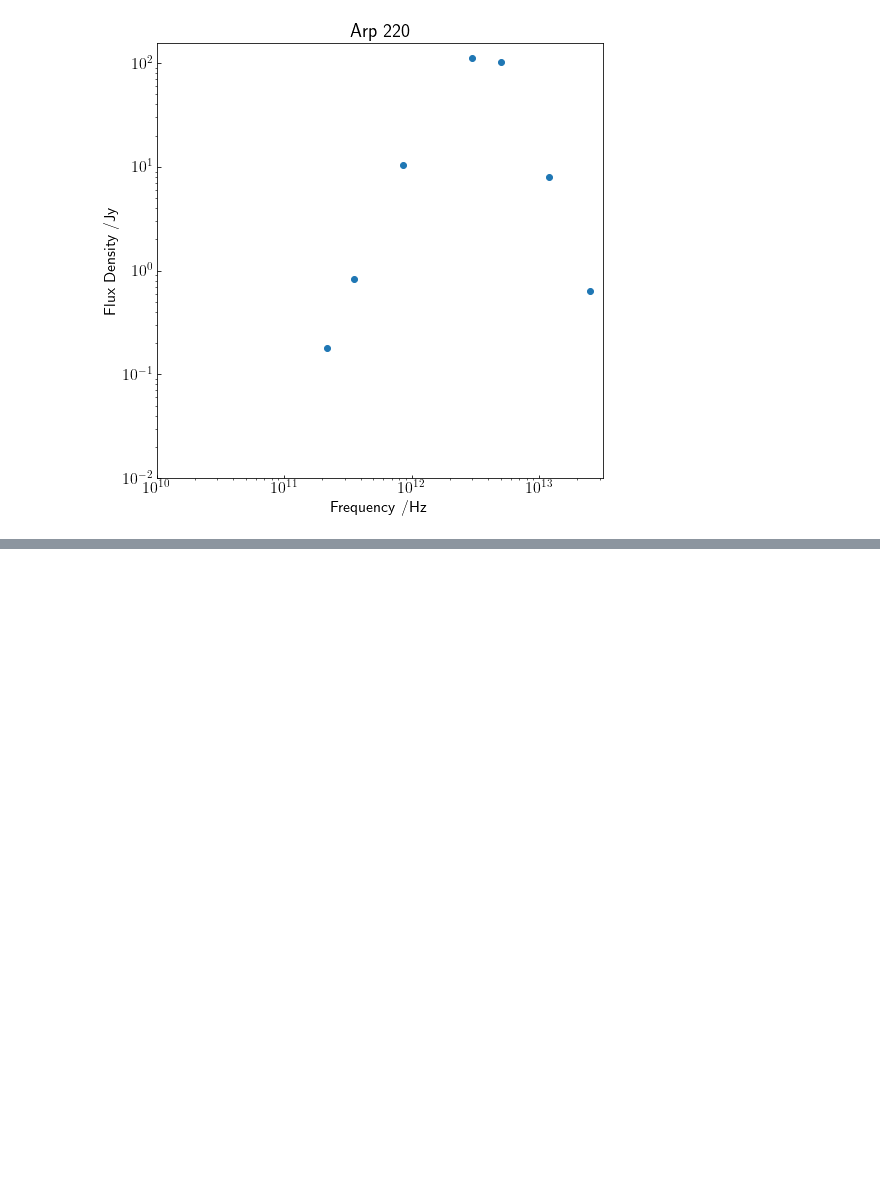
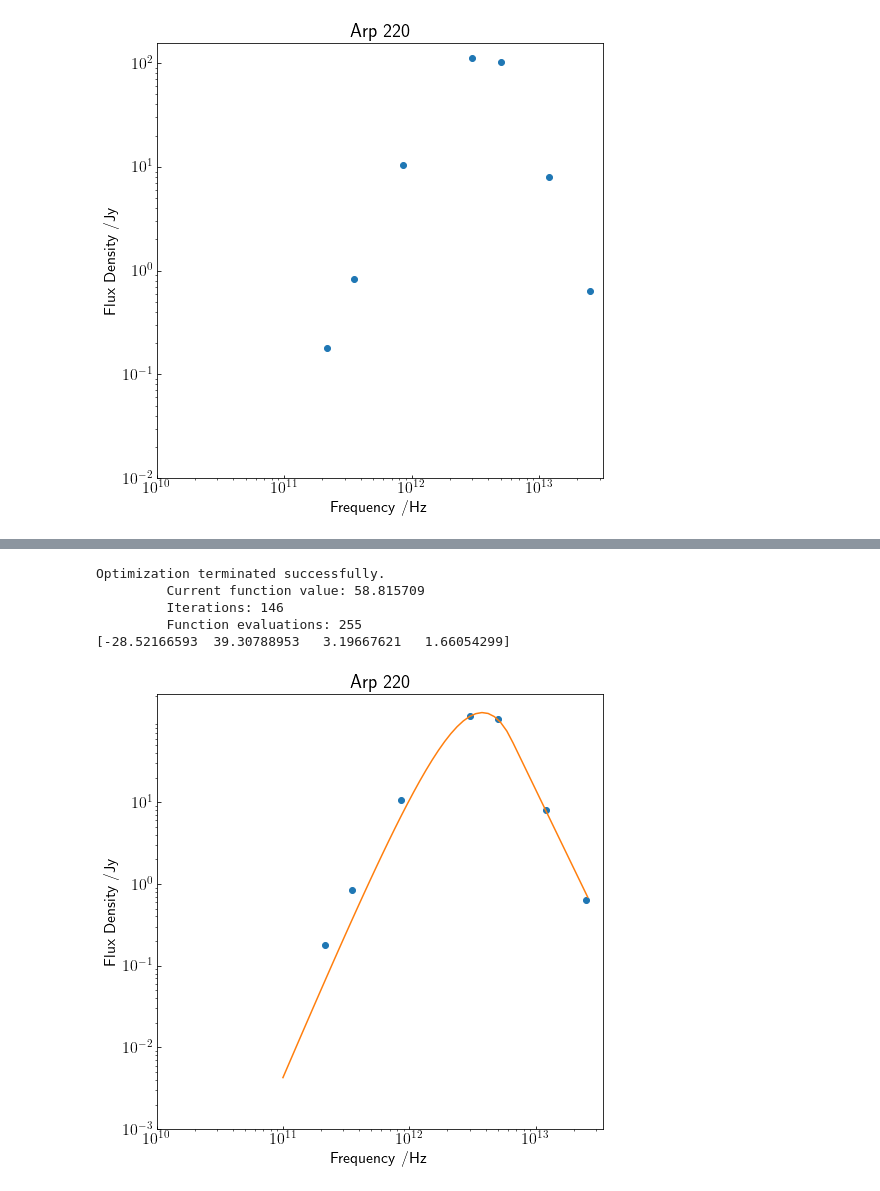
Before and after one commit to Anthony-J-G/spectral-energy-distribution, a Jupyter notebook: Infrared Spectral Energy Distributions.ipynb, the cells around one changed output, grey strips where cells are left out. Cells and saved outputs as stored; diff of their text form; code cells hidden in the pictures; blank space fills up the shorter version.

```diff
--- a/Infrared Spectral Energy Distributions.ipynb
+++ b/Infrared Spectral Energy Distributions.ipynb
@@ -45,6 +47,7 @@ f.show()
 
 frequencies_Arp = np.array( [2.17e+11, 3.53e+11, 8.57e+11, 3e+12, 5e+12, 1.2e+13, 2.5e+13] )
 flux_densities_Arp = np.array( [0.178, 0.832, 10.5, 112, 103, 7.92, 0.64] )
+errors_Arp = np.array( [0.032, 0.086, 3.3, 0.336, 0.144, 0.038, 0.029] )
 
 f, ax = plt.subplots(1, figsize=(8,8))
 ax.plot(frequencies_Arp, flux_densities_Arp, 'o')
@@ -57,7 +60,7 @@ ax.tick_params(axis="x",direction="in")
 ax.set_title('Arp 220')
 ax.set_ylabel('Flux Density /Jy')
 ax.set_xlabel('Frequency /Hz')
-f.show()
+f.show(
 # %% [output]
 [figure]
 # %%
@@ -129,0 +178,29 @@ f.show()
+# %%
+#fit for Arp 220
+fit2 = optimize.fmin(penalty, [-31, 37.4, 2.9, 1.5], args=(frequencies_Arp, flux_densities_Arp, errors_Arp))
+arp_fit = model1(frequencies_Arp, fit2)
+print (fit2)
+
+#plot fit for Arp 220
+x = np.logspace(11,13.41000)
+
+f, ax = plt.subplots(1, figsize=(8,8))
+ax.plot(frequencies_Arp, flux_densities_Arp, 'o')
+ax.plot(x, model1(x,fit2))
+ax.set_xscale('log')
+ax.set_xticks([1e+10, 1e+11, 1e+12, 1e+13])
+ax.set_yscale('log')
+ax.set_yticks([0.001, 0.01, 0.1, 1, 10])
+ax.tick_params(axis="y",direction="in")
+ax.tick_params(axis="x",direction="in")
+ax.set_title('Arp 220')
+ax.set_ylabel('Flux Density /Jy')
+ax.set_xlabel('Frequency /Hz')
+f.show()
+# %% [output]
+Optimization terminated successfully.
+         Current function value: 58.815709
+         Iterations: 146
+         Function evaluations: 255
+[-28.52166593  39.30788953   3.19667621   1.66054299]
+[figure, added]
```
Also changed, not shown: parts of 9 cells of this notebook.
